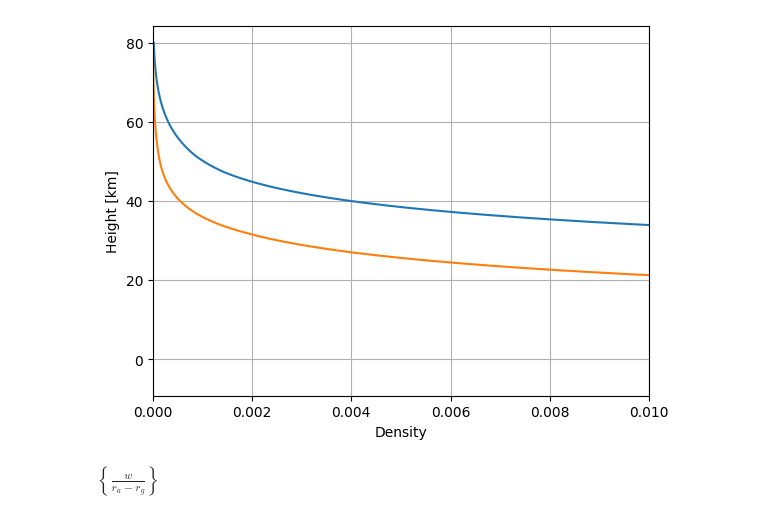
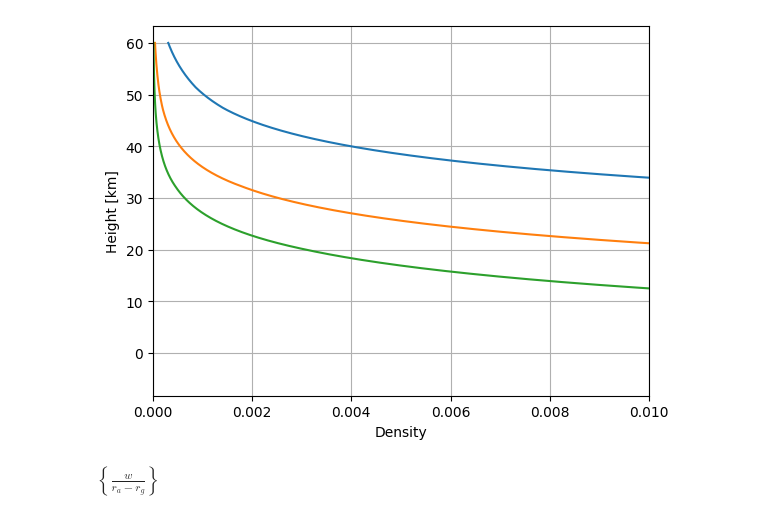
Before and after one commit to machshev/HAB, a Jupyter notebook: prehab/model.ipynb, the cells around one changed output. Drawn from its saved outputs; the diff is of its cells as text; code cells hidden in the pictures.

Commit message:
added hydrogen to the calculations as an alternative

```diff
--- a/prehab/model.ipynb
+++ b/prehab/model.ipynb
@@ -22,22 +22,25 @@ plt.show()
 # https://www.grc.nasa.gov/www/k-12/Numbers/Math/Mathematical_Thinking/designing_a_high_altitude.htm
 
 helium_m = 6.6e-27
+hydrogen_m = 1.67e-27
 k = 1.38e-23 # Boltzmann's constant (k = 1.38 X 10-23 j/K)
 
 helium_density = (atmosphere.pressure*helium_m)/(k*atmosphere.temperature)
+hydrogen_density = (atmosphere.pressure*hydrogen_m)/(k*atmosphere.temperature)
 # %%
 
 
 # Make plot
 plt.plot(atmosphere.density, heights/1000)
 plt.plot(helium_density, heights/1000)
+plt.plot(hydrogen_density, heights/1000)
 plt.ylabel('Height [km]')
 plt.xlabel('Density')
 plt.xlim(0,0.01)
 plt.grid()
 plt.show()
 # %% [output]
-[figure, old version]
+[figure, new version]
 # %%
 from sympy import symbols, Eq, solveset
 
```
Also changed, not shown: parts of 2 cells of this notebook.
